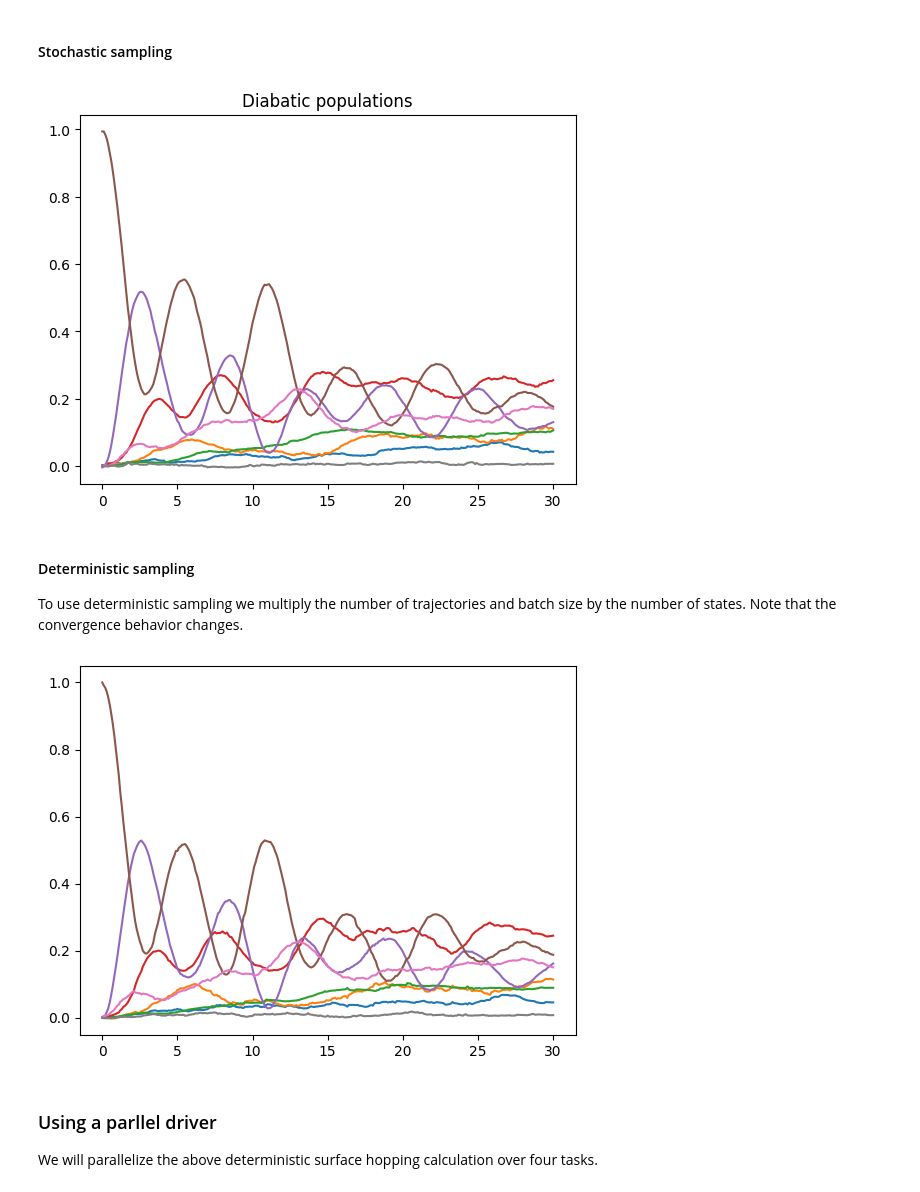
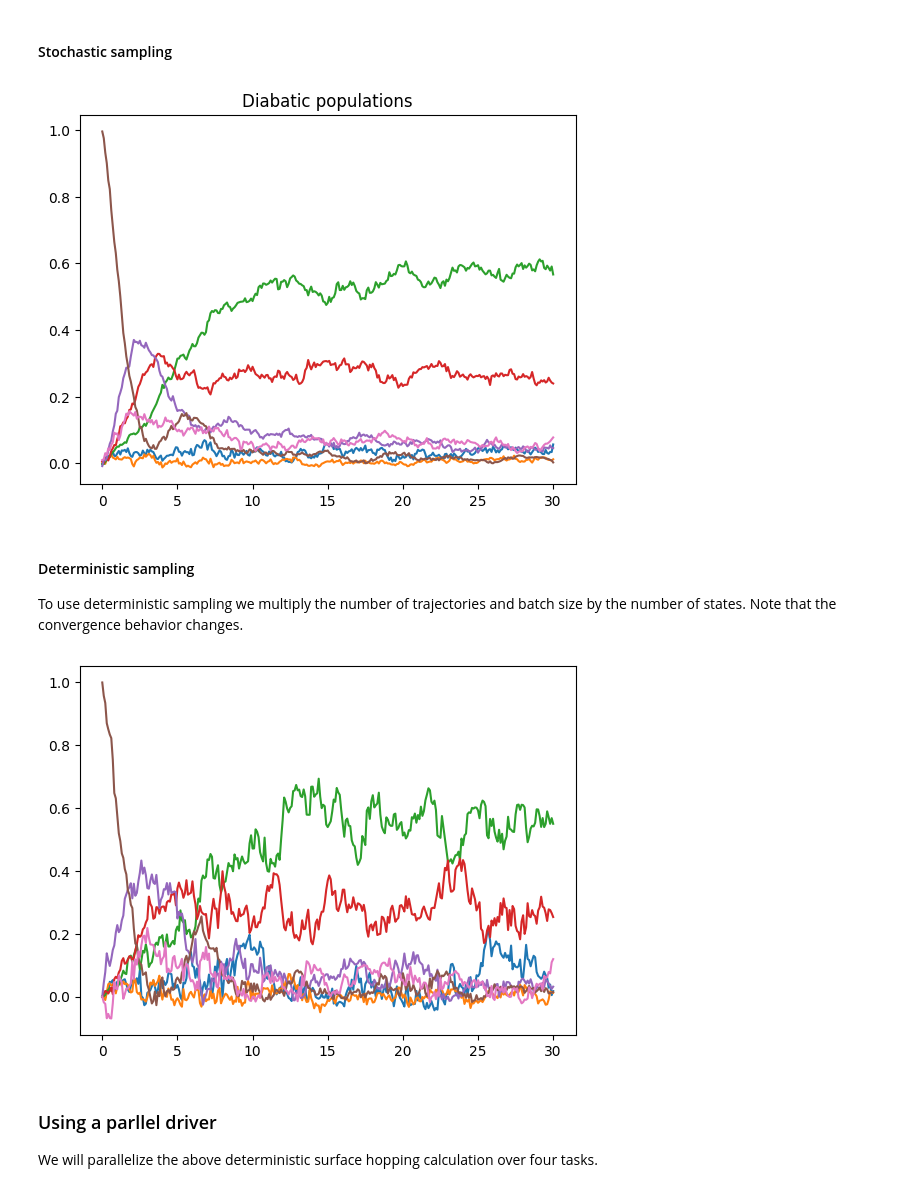
Before and after one commit to tempelaar-team/qc_lab, a Jupyter notebook: examples/fmo_complex_examples.ipynb, the cells around one changed output. Saved outputs shown, nothing was run; the diff lists cells and outputs as text; code cells hidden in the pictures.

```diff
--- a/examples/fmo_complex_examples.ipynb
+++ b/examples/fmo_complex_examples.ipynb
@@ -51,16 +52,17 @@ from qc_lab.dynamics import serial_driver # import dynamics driver
 # %%
 sim = Simulation()
 
-sim.settings.num_trajs = 500
-sim.settings.batch_size = 500
+sim.settings.num_trajs = 200
+sim.settings.batch_size = 50
 sim.settings.tmax = 30
 sim.settings.dt = 0.01
 
 sim.model = FMOComplex({
     "temp": 1,
-    "mass":1,
-    "lambda": np.sqrt(0.05),
-    "w": 117 * 0.00509506,
+    "boson_mass": 1,
+    "l_reorg": 35 * 0.00509506, # reorganization energy
+    "W": 117 * 0.00509506, # characteristic frequency
+    "A": 200,
 })
 sim.algorithm = FewestSwitchesSurfaceHopping({
     'fssh_deterministic':False,
@@ -77,7 +79,7 @@ plt.plot(sim.settings.tdat_output, np.real(np.einsum('tii->ti',data.data_dic['dm
 plt.title('Diabatic populations')
 plt.show()
 # %% [output]
-[figure, old version]
+[figure, new version]
 # %% [markdown]
 #### Deterministic sampling
 
@@ -85,33 +87,34 @@ To use deterministic sampling we multiply the number of trajectories and batch s
 # %%
 sim = Simulation()
 
-sim.settings.num_trajs = 200*8
-sim.settings.batch_size = 50*8
+sim.settings.num_trajs = 20*7
+sim.settings.batch_size = 5*7
 sim.settings.tmax = 30
 sim.settings.dt = 0.01
 
 sim.model = FMOComplex({
     "temp": 1,
-    "mass":1,
-    "lambda": np.sqrt(0.05),
-    "w": 117 * 0.00509506,
+    "boson_mass": 1,
+    "l_reorg": 35 * 0.00509506, # reorganization energy
+    "W": 117 * 0.00509506, # characteristic frequency
+    "A": 200,
 })
 sim.algorithm = FewestSwitchesSurfaceHopping({
     'fssh_deterministic':True,
     'gauge_fixing':0
 })
 
 sim.state.wf_db= np.zeros((sim.model.constants.num_quantum_states), dtype=complex)
 sim.state.wf_db[5] += 1.0
 
 data = serial_driver(sim)
 
 # for deterministic surface hopping the normalization is different
 normalize = (sim.settings.num_trajs/sim.model.constants.num_quantum_states)
 plt.plot(sim.settings.tdat_output, np.real(np.einsum('tii->ti',data.data_dic['dm_db']))/normalize)
 plt.show()
 # %% [output]
-[figure, old version]
+[figure, new version]
 # %% [markdown]
 ### Using a parllel driver
 
```
Also changed, not shown: parts of 2 cells of this notebook.
